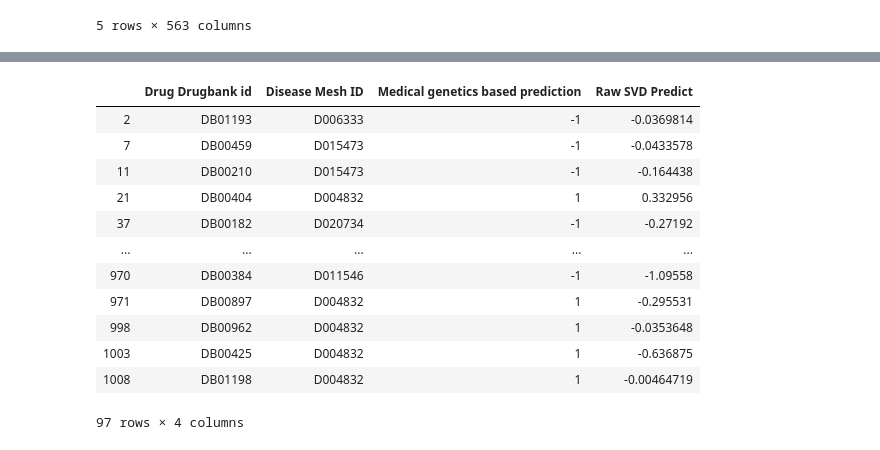
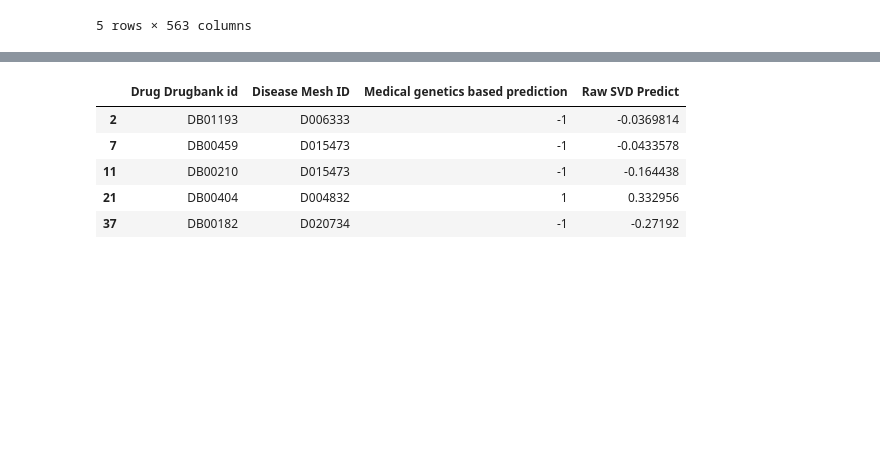
Before and after one commit to easternRainy/Drug-Minging-SVD, a Jupyter notebook: DrugMiningSVD.ipynb, the cells around one changed output, grey strips where cells are left out. Saved outputs shown, nothing was run; the diff lists cells and outputs as text; code cells hidden in the pictures; blank space fills up the shorter version.

```diff
--- a/DrugMiningSVD.ipynb
+++ b/DrugMiningSVD.ipynb
@@ -106,8 +86,8 @@ for i in range(0, len(init_drug_disease_relation)):
     #init_drug_disease_relation_matrix[disease_id][drug_id] =
     if drug_id != 'Drug Not Found' and disease_id != 'Disease Not Found':
         if value == 'therapeutic effect	':
-            init_drug_disease_relation_matrix.set_value(drug_id, disease_id, 1)
+            init_drug_disease_relation_matrix.at[drug_id, disease_id] = 1
         if value == 'side effect':
-            init_drug_disease_relation_matrix.set_value(drug_id, disease_id, -1)
+            init_drug_disease_relation_matrix.at[drug_id, disease_id] = -1
 # %%
 init_drug_disease_relation_matrix = init_drug_disease_relation_matrix.fillna(0)
@@ -194,7 +160,5 @@ def check_svd_prediction(drug_id, disease_id):
 for index, line in validation.iterrows():
     drug_id = line['Drug Drugbank id']
     disease_id = line['Disease Mesh ID']
-    svd_predict = check_svd_predic
-    tion(drug_id, disease_id)
-    print(svd_predict)
+    svd_predict = check_svd_prediction(drug_id, disease_id)
     validation.loc[index, 'Raw SVD Predict'] = svd_predict
@@ -219,17 +165,10 @@ Prediction Not Found
 # %%
 validation = validation[validation['Raw SVD Predict']!='Prediction Not Found']
-validation
+validation.head()
 # %% [output]
 |  | Drug Drugbank id | Disease Mesh ID | Medical genetics based prediction | Raw SVD Predict |
 | 2 | DB01193 | D006333 | -1 | -0.0369814 |
 | 7 | DB00459 | D015473 | -1 | -0.0433578 |
 | 11 | DB00210 | D015473 | -1 | -0.164438 |
 | 21 | DB00404 | D004832 | 1 | 0.332956 |
 | 37 | DB00182 | D020734 | -1 | -0.27192 |
-| ... | ... | ... | ... | ... |
-| 970 | DB00384 | D011546 | -1 | -1.09558 |
-| 971 | DB00897 | D004832 | 1 | -0.295531 |
-| 998 | DB00962 | D004832 | 1 | -0.0353648 |
-| 1003 | DB00425 | D004832 | 1 | -0.636875 |
-| 1008 | DB01198 | D004832 | 1 | -0.00464719 |
-97 rows × 4 columns
```
Also changed, not shown: parts of 33 cells of this notebook.
